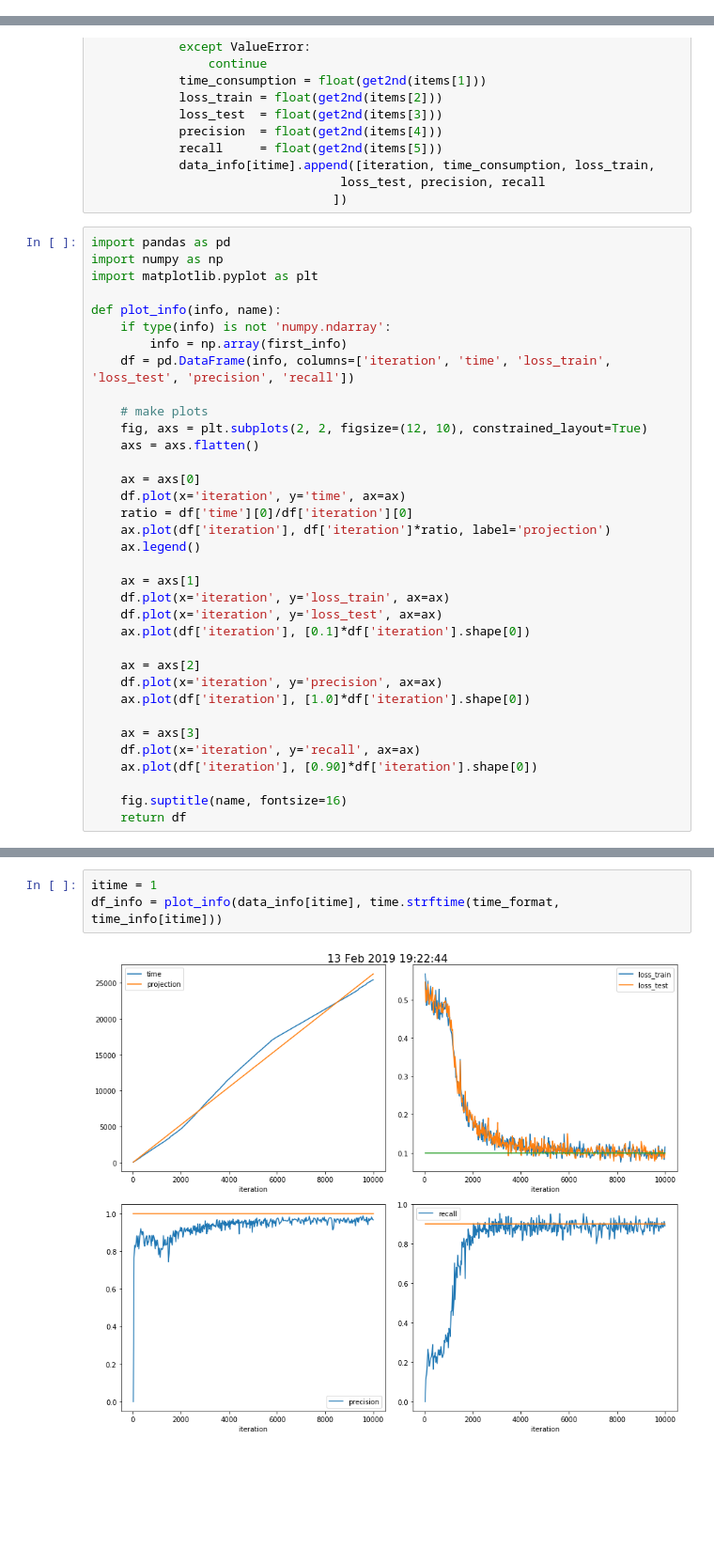
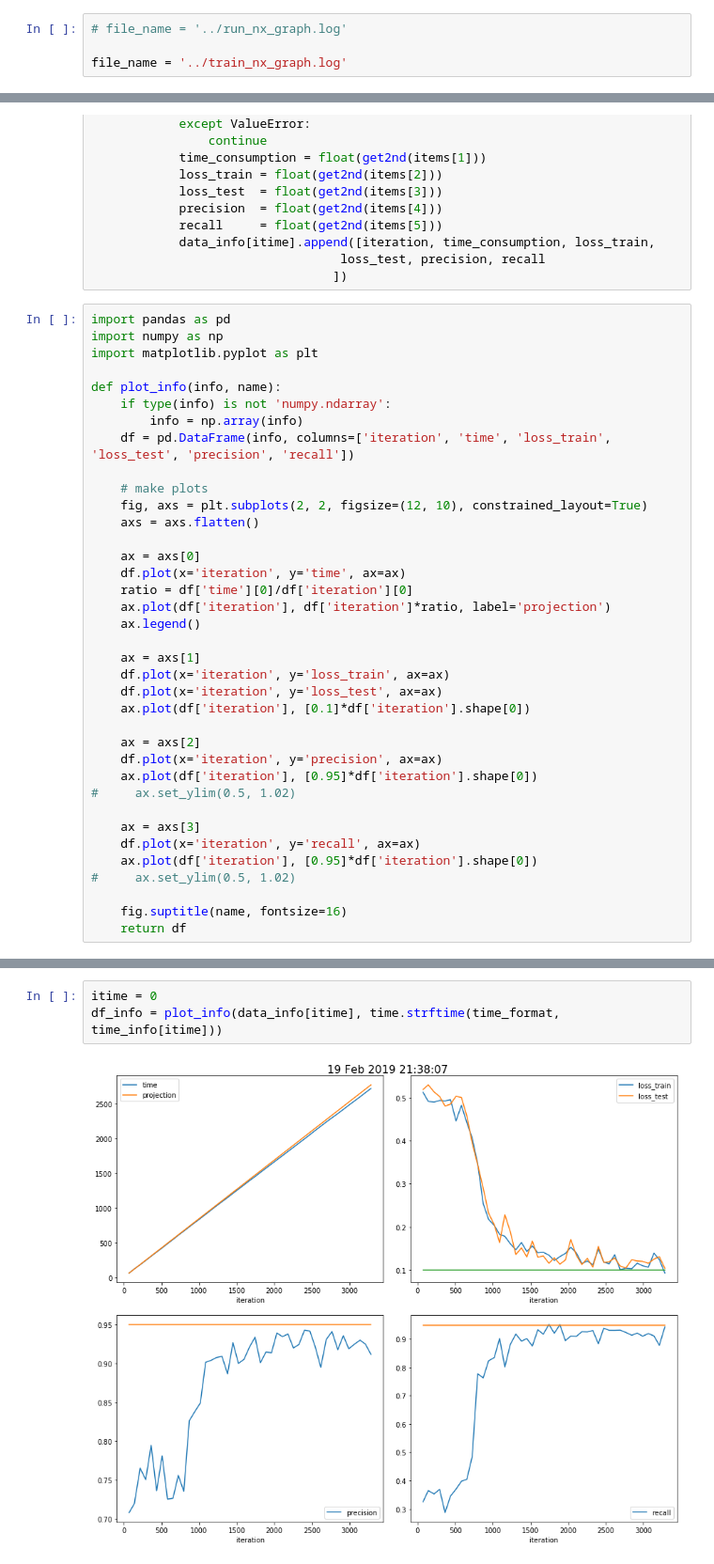
Before and after one commit to xju2/heptrkx-gnn-tracking, a Jupyter notebook: notebooks/ReadNXGraphLog.ipynb, the cells around one changed output, grey strips where cells are left out. Shown at 94% size. Drawn from its saved outputs; the diff is of its cells as text; blank space fills up the shorter version.

```diff
--- a/notebooks/ReadNXGraphLog.ipynb
+++ b/notebooks/ReadNXGraphLog.ipynb
@@ -3,3 +1,7 @@ file_name = '../run_nx_graph.log'
+# %%
+# file_name = '../run_nx_graph.log'
+
+file_name = '../train_nx_graph.log'
 # %%
 import time
 time_format = '%d %b %Y %H:%M:%S'
@@ -37,7 +39,7 @@ import matplotlib.pyplot as plt
 
 def plot_info(info, name):
     if type(info) is not 'numpy.ndarray':
-        info = np.array(first_info)
+        info = np.array(info)
     df = pd.DataFrame(info, columns=['iteration', 'time', 'loss_train', 'loss_test', 'precision', 'recall'])
 
     # make plots
@@ -57,11 +59,13 @@ def plot_info(info, name):
 
     ax = axs[2]
     df.plot(x='iteration', y='precision', ax=ax)
-    ax.plot(df['iteration'], [1.0]*df['iteration'].shape[0])
+    ax.plot(df['iteration'], [0.95]*df['iteration'].shape[0])
+#     ax.set_ylim(0.5, 1.02)
 
     ax = axs[3]
     df.plot(x='iteration', y='recall', ax=ax)
-    ax.plot(df['iteration'], [0.90]*df['iteration'].shape[0])
+    ax.plot(df['iteration'], [0.95]*df['iteration'].shape[0])
+#     ax.set_ylim(0.5, 1.02)
 
     fig.suptitle(name, fontsize=16)
     return df
@@ -73,5 +83,5 @@ df_info = plot_info(data_info[itime], time.strftime(time_format, time_info[itime
 # %%
-itime = 1
+itime = 0
 df_info = plot_info(data_info[itime], time.strftime(time_format, time_info[itime]))
 # %% [output]
-[figure, old version]
+[figure, new version]
```
Also changed, not shown: parts of 3 cells of this notebook.
